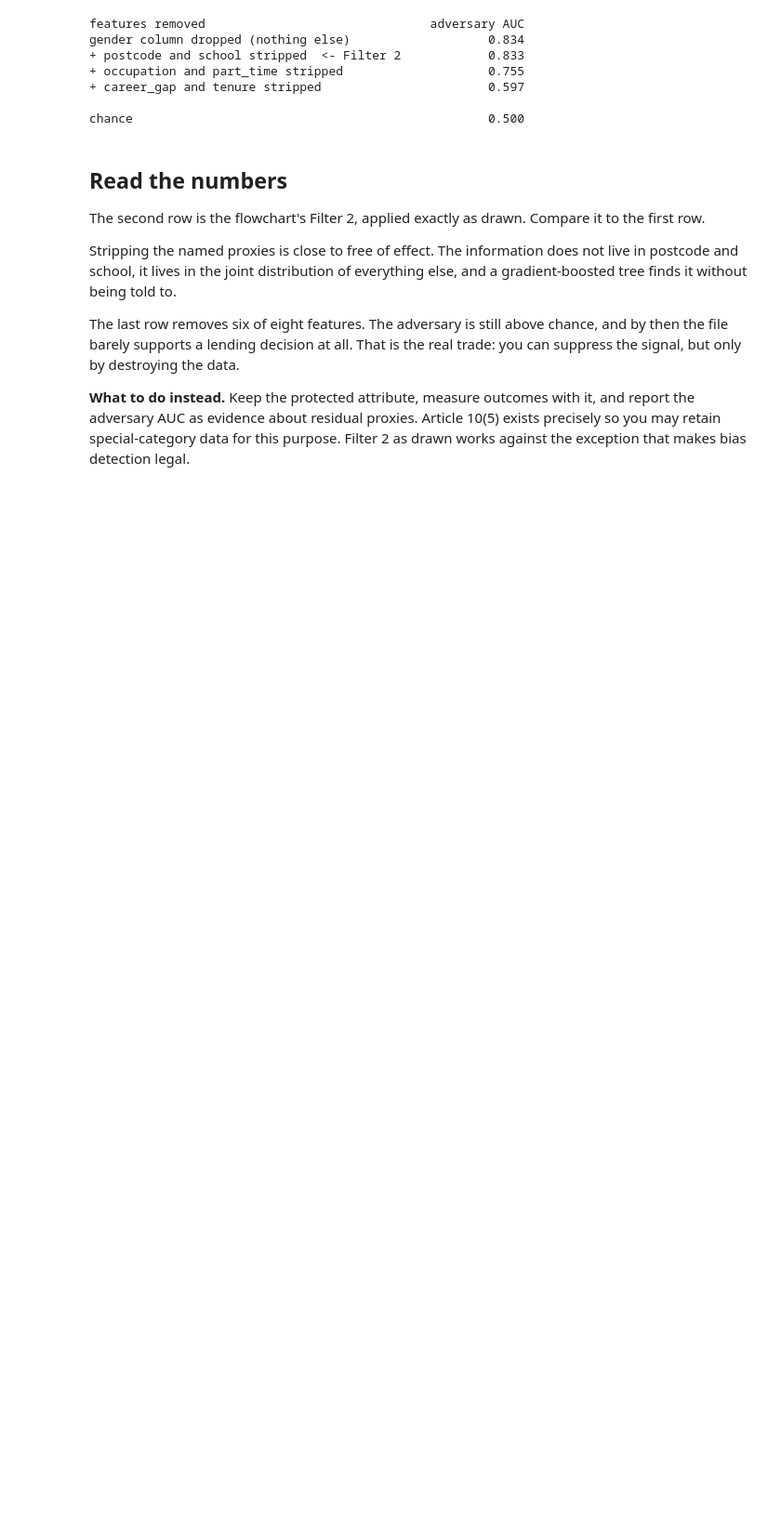
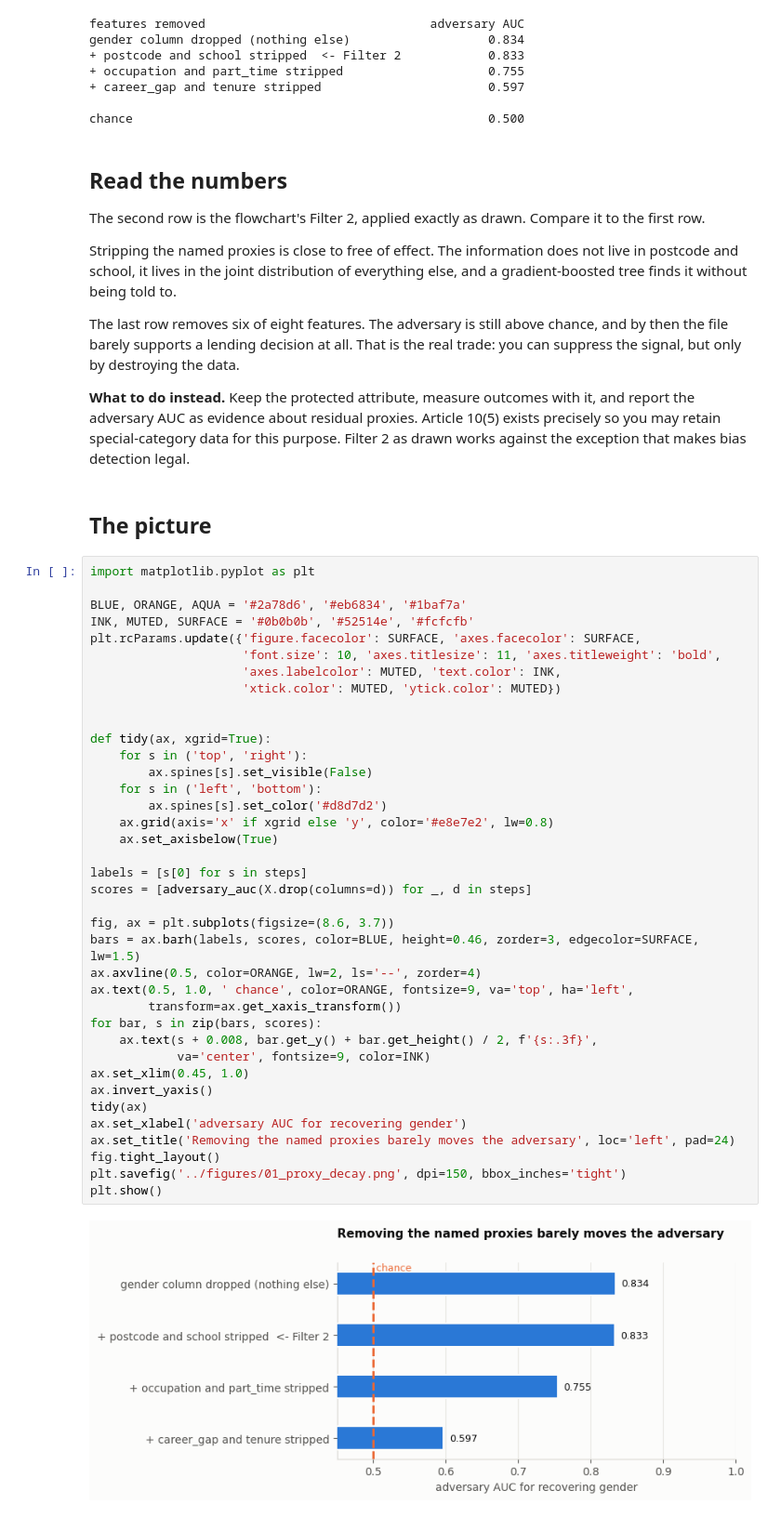
Before and after one commit to alexchilton/eu-ai-act-article10-hr-bias, a Jupyter notebook: notebooks/01_proxy_detection.ipynb, the cells around one changed output. Shown at 93% size. Drawn from its saved outputs; the diff is of its cells as text; blank space fills up the shorter version.

```diff
--- a/notebooks/01_proxy_detection.ipynb
+++ b/notebooks/01_proxy_detection.ipynb
@@ -126,3 +126,45 @@ trade: you can suppress the signal, but only by destroying the data.
 and report the adversary AUC as evidence about residual proxies. Article 10(5)
 exists precisely so you may retain special-category data for this purpose.
 Filter 2 as drawn works against the exception that makes bias detection legal.
+# %% [markdown]
+## The picture
+# %%
+import matplotlib.pyplot as plt
+
+BLUE, ORANGE, AQUA = '#2a78d6', '#eb6834', '#1baf7a'
+INK, MUTED, SURFACE = '#0b0b0b', '#52514e', '#fcfcfb'
+plt.rcParams.update({'figure.facecolor': SURFACE, 'axes.facecolor': SURFACE,
+                     'font.size': 10, 'axes.titlesize': 11, 'axes.titleweight': 'bold',
+                     'axes.labelcolor': MUTED, 'text.color': INK,
+                     'xtick.color': MUTED, 'ytick.color': MUTED})
+
+
+def tidy(ax, xgrid=True):
+    for s in ('top', 'right'):
+        ax.spines[s].set_visible(False)
+    for s in ('left', 'bottom'):
+        ax.spines[s].set_color('#d8d7d2')
+    ax.grid(axis='x' if xgrid else 'y', color='#e8e7e2', lw=0.8)
+    ax.set_axisbelow(True)
+
+labels = [s[0] for s in steps]
+scores = [adversary_auc(X.drop(columns=d)) for _, d in steps]
+
+fig, ax = plt.subplots(figsize=(8.6, 3.7))
+bars = ax.barh(labels, scores, color=BLUE, height=0.46, zorder=3, edgecolor=SURFACE, lw=1.5)
+ax.axvline(0.5, color=ORANGE, lw=2, ls='--', zorder=4)
+ax.text(0.5, 1.0, ' chance', color=ORANGE, fontsize=9, va='top', ha='left',
+        transform=ax.get_xaxis_transform())
+for bar, s in zip(bars, scores):
+    ax.text(s + 0.008, bar.get_y() + bar.get_height() / 2, f'{s:.3f}',
+            va='center', fontsize=9, color=INK)
+ax.set_xlim(0.45, 1.0)
+ax.invert_yaxis()
+tidy(ax)
+ax.set_xlabel('adversary AUC for recovering gender')
+ax.set_title('Removing the named proxies barely moves the adversary', loc='left', pad=24)
+fig.tight_layout()
+plt.savefig('../figures/01_proxy_decay.png', dpi=150, bbox_inches='tight')
+plt.show()
+# %% [output]
+[figure, added]
```
Also changed, not shown: 14 other files.
